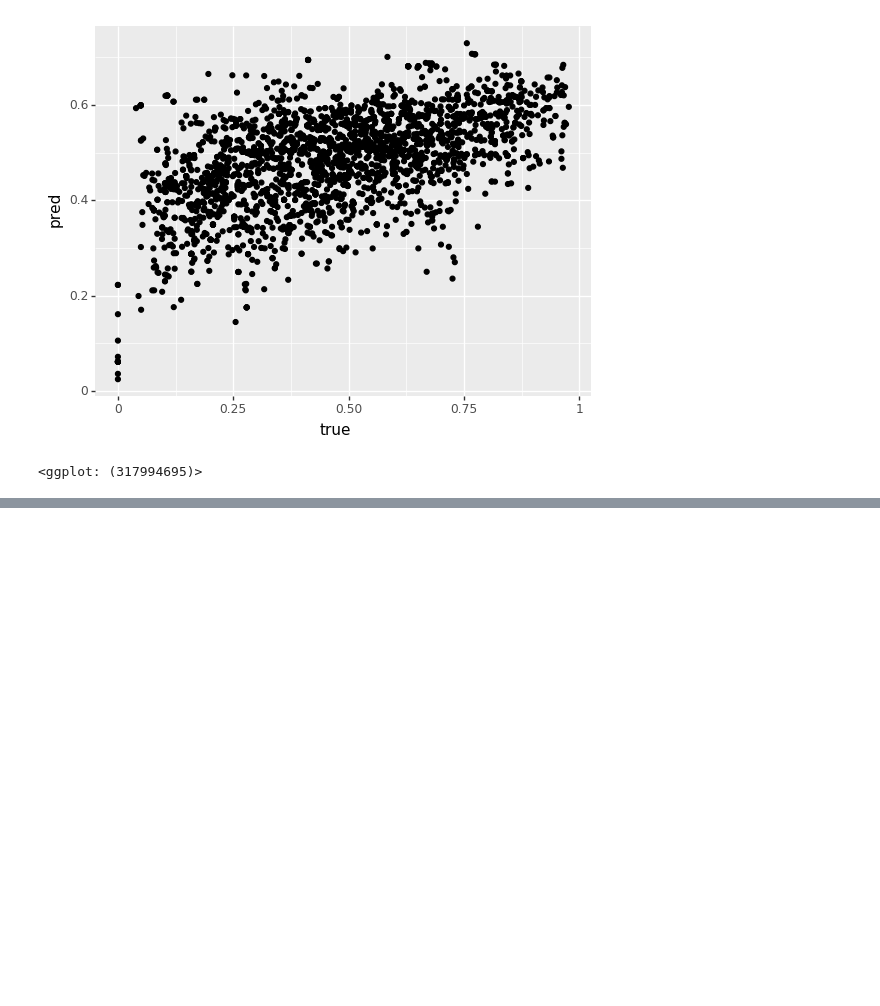
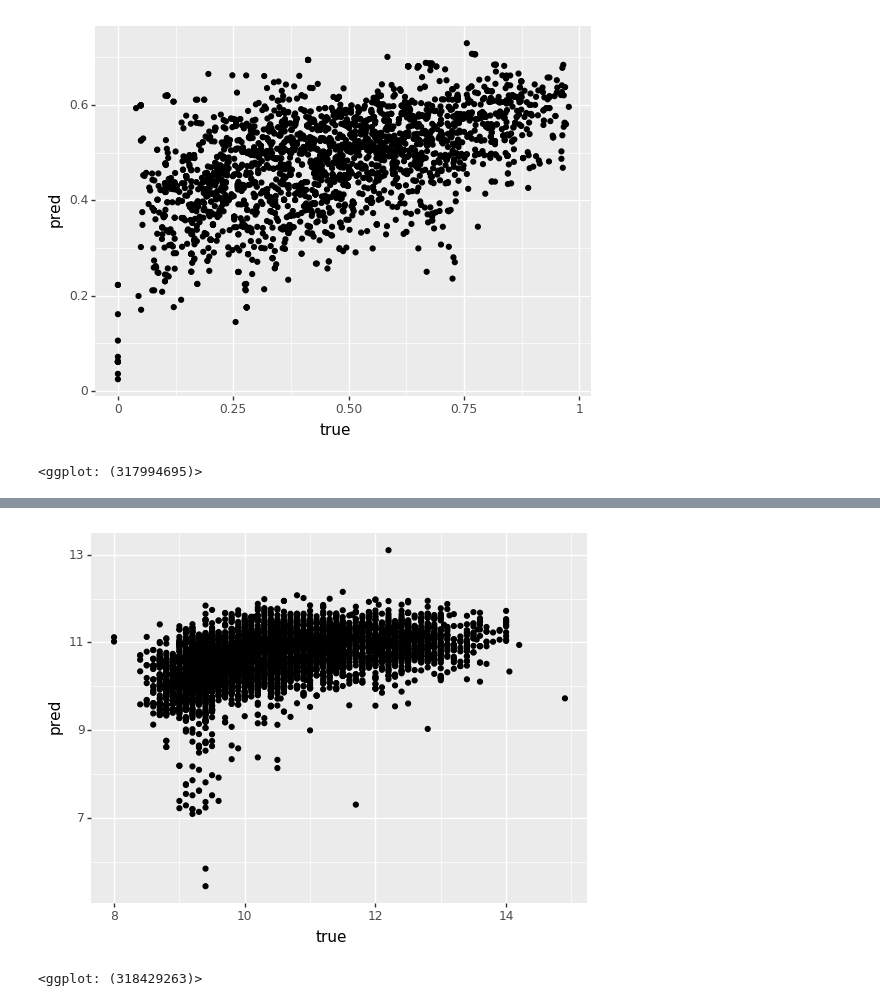
Before and after one commit to chelseaparlett/CPSC392ParlettPelleriti, a Jupyter notebook: InClass/SlidesAndMaterials/Materials/Class25_Blank.ipynb, the cells around one changed output, grey strips where cells are left out. Cells and saved outputs as stored; diff of their text form; code cells hidden in the pictures; blank space fills up the shorter version.

```diff
--- a/InClass/SlidesAndMaterials/Materials/Class25_Blank.ipynb
+++ b/InClass/SlidesAndMaterials/Materials/Class25_Blank.ipynb
@@ -76,0 +79,7 @@ true_pred = pd.DataFrame({"true": y, "pred": y_pred})
+# %%
+# Let's build a bigger NN, just for fun
+wine = pd.read_csv("https://raw.githubusercontent.com/cmparlettpelleriti/CPSC392ParlettPelleriti/master/Data/wineLARGE.csv")
+wine = wine.dropna()
+
+X = wine[wine.columns[0:10]]
+y = wine["alcohol"]
@@ -76,0 +95,12 @@ true_pred = pd.DataFrame({"true": y, "pred": y_pred})
+# %%
+model = kb.Sequential([
+    kb.layers.Dense(10, input_shape = [10]), #input
+    kb.layers.Dense(5),
+    kb.layers.Dense(3),
+    kb.layers.Dense(1)
+])
+
+model.compile(loss = "mean_squared_error",
+             optimizer = 'adam')
+
+model.fit(X,y, epochs = 100)
@@ -76,0 +126,11 @@ true_pred = pd.DataFrame({"true": y, "pred": y_pred})
+# %%
+Xn = X.to_numpy()
+
+y_pred = model.predict(Xn).flatten()
+
+true_pred = pd.DataFrame({"true": y, "pred": y_pred})
+# %%
+(ggplot(true_pred, aes(x = "true", y = "pred")) + geom_point())
+# %% [output]
+[figure, added]
+<ggplot: (318429263)>
```
Also changed, not shown: parts of 3 cells of this notebook, 40 other files.
